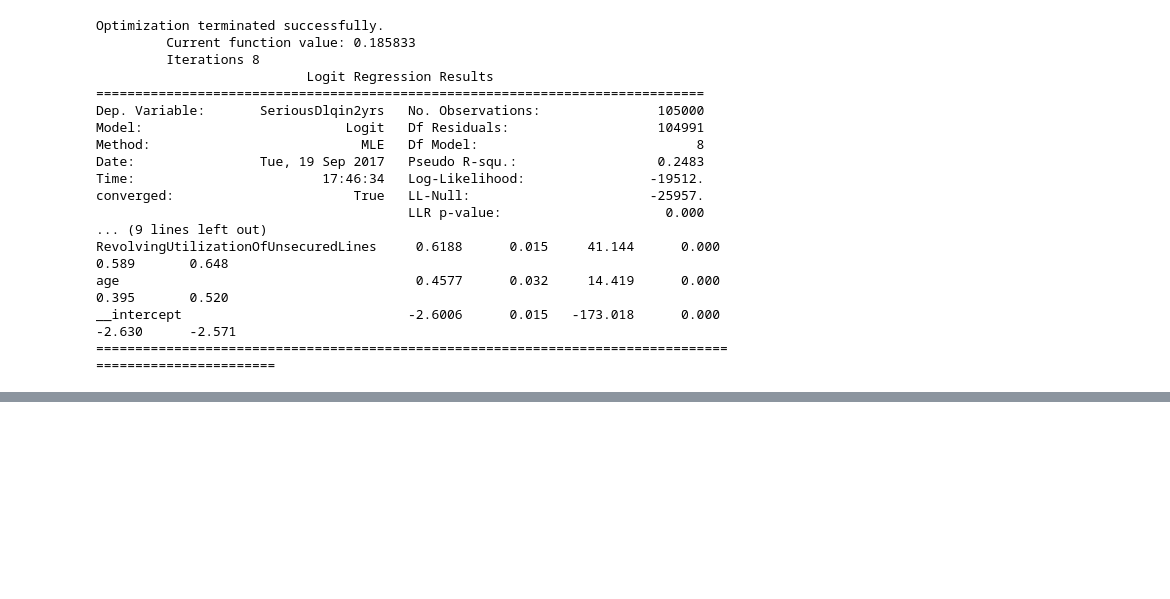
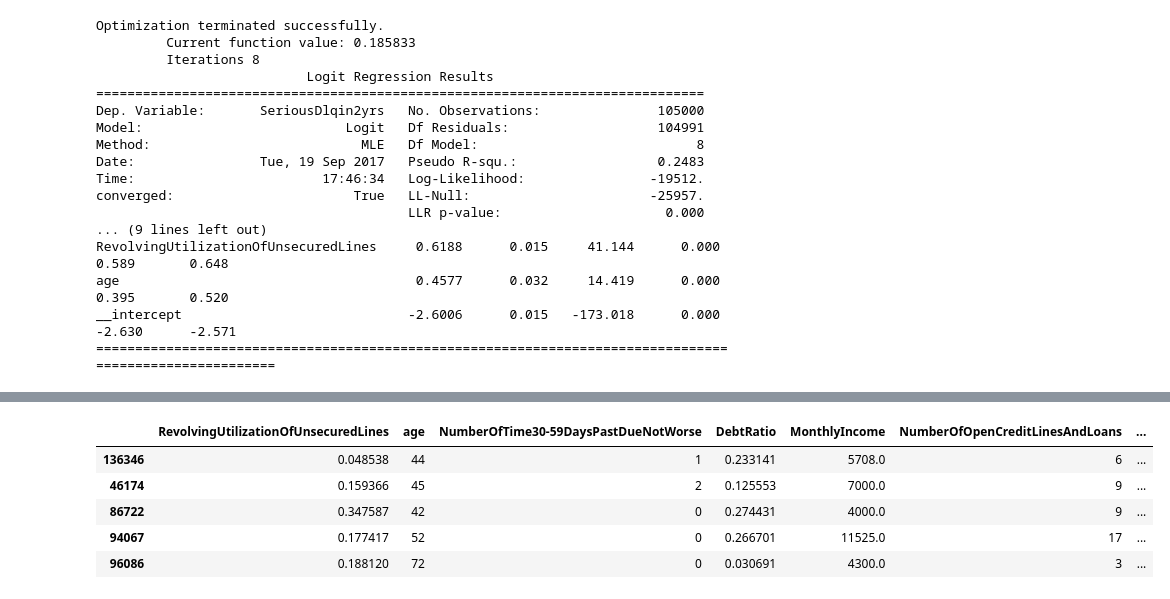
Before and after one commit to fycoopery/fy_scorecard, a Jupyter notebook: test_notebook/fy_scorecard_test.ipynb, the cells around one changed output, grey strips where cells are left out. Saved outputs shown, nothing was run; the diff lists cells and outputs as text; code cells hidden in the pictures; blank space fills up the shorter version.

```diff
--- a/test_notebook/fy_scorecard_test.ipynb
+++ b/test_notebook/fy_scorecard_test.ipynb
@@ -415,0 +417,9 @@ array([[-0.19686326,  0.32953008,  0.35196953, ..., -1.26176041,
+# %%
+x.head()
+# %% [output]
+|  | RevolvingUtilizationOfUnsecuredLines | age | NumberOfTime30-59DaysPastDueNotWorse | DebtRatio | MonthlyIncome | NumberOfOpenCreditLinesAndLoans | ... |
+| 136346 | 0.048538 | 44 | 1 | 0.233141 | 5708.0 | 6 | ... |
+| 46174 | 0.159366 | 45 | 2 | 0.125553 | 7000.0 | 9 | ... |
+| 86722 | 0.347587 | 42 | 0 | 0.274431 | 4000.0 | 9 | ... |
+| 94067 | 0.177417 | 52 | 0 | 0.266701 | 11525.0 | 17 | ... |
+| 96086 | 0.188120 | 72 | 0 | 0.030691 | 4300.0 | 3 | ... |
```
Also changed, not shown: parts of 20 cells of this notebook, 1 other file.
